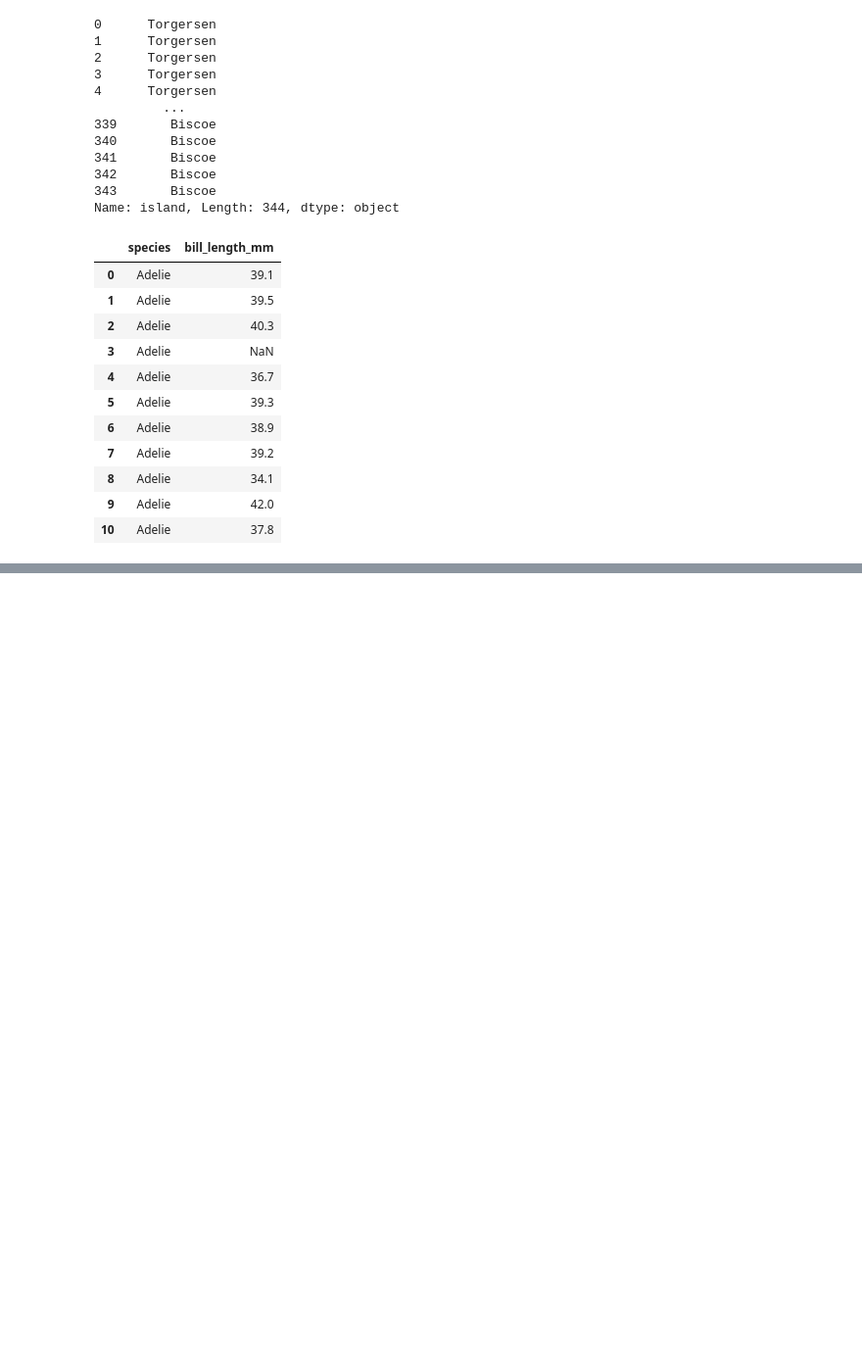
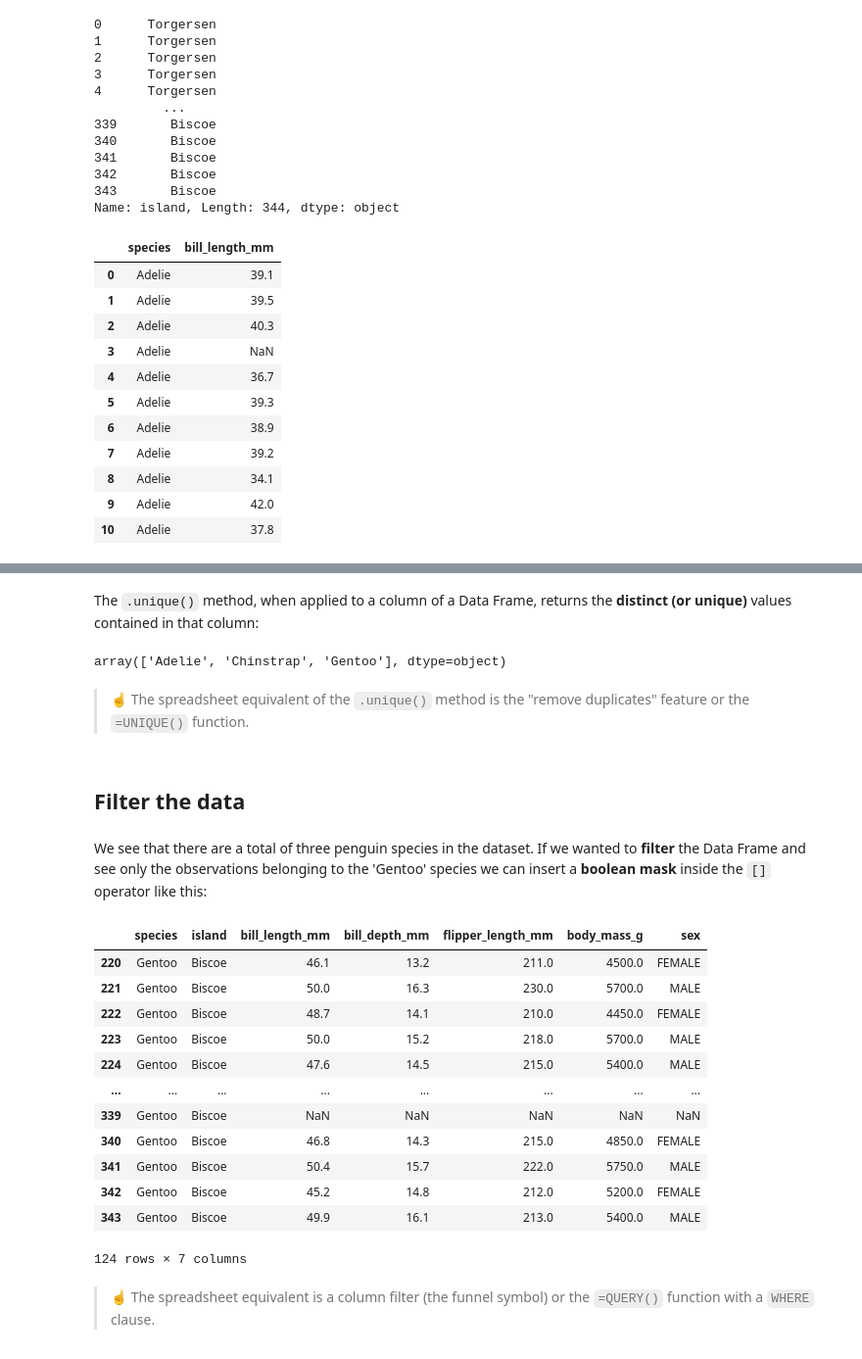
Before and after one commit to JungleKiosk/py_Scratch, a Jupyter notebook: py_DataAnalysis.ipynb, the cells around one changed output, grey strips where cells are left out. Shown: that part at 98% size. Saved outputs shown, nothing was run; the diff lists cells and outputs as text; code cells hidden in the pictures; blank space fills up the shorter version.

Commit message:
Distinct values and Filter data

```diff
--- a/py_DataAnalysis.ipynb
+++ b/py_DataAnalysis.ipynb
@@ -129,0 +132,30 @@ df.loc[:10,['species','bill_length_mm']]
+# %% [markdown]
+The `.unique()` method, when applied to a column of a Data Frame, returns the **distinct (or unique)** values contained in that column:
+# %%
+df['species'].unique()
+# %% [output]
+array(['Adelie', 'Chinstrap', 'Gentoo'], dtype=object)
+# %% [markdown]
+> ☝️ The spreadsheet equivalent of the `.unique()` method is the "remove duplicates" feature or the `=UNIQUE()` function.
+# %% [markdown]
+## Filter the data
+# %% [markdown]
+We see that there are a total of three penguin species in the dataset. If we wanted to **filter** the Data Frame and see only the observations belonging to the 'Gentoo' species we can insert a **boolean mask** inside the `[]` operator like this:
+# %%
+df[df['species'] == 'Gentoo']
+# %% [output]
+|  | species | island | bill_length_mm | bill_depth_mm | flipper_length_mm | body_mass_g | sex |
+| 220 | Gentoo | Biscoe | 46.1 | 13.2 | 211.0 | 4500.0 | FEMALE |
+| 221 | Gentoo | Biscoe | 50.0 | 16.3 | 230.0 | 5700.0 | MALE |
+| 222 | Gentoo | Biscoe | 48.7 | 14.1 | 210.0 | 4450.0 | FEMALE |
+| 223 | Gentoo | Biscoe | 50.0 | 15.2 | 218.0 | 5700.0 | MALE |
+| 224 | Gentoo | Biscoe | 47.6 | 14.5 | 215.0 | 5400.0 | MALE |
+| ... | ... | ... | ... | ... | ... | ... | ... |
+| 339 | Gentoo | Biscoe | NaN | NaN | NaN | NaN | NaN |
+| 340 | Gentoo | Biscoe | 46.8 | 14.3 | 215.0 | 4850.0 | FEMALE |
+| 341 | Gentoo | Biscoe | 50.4 | 15.7 | 222.0 | 5750.0 | MALE |
+| 342 | Gentoo | Biscoe | 45.2 | 14.8 | 212.0 | 5200.0 | FEMALE |
+| 343 | Gentoo | Biscoe | 49.9 | 16.1 | 213.0 | 5400.0 | MALE |
+124 rows × 7 columns
+# %% [markdown]
+> ☝️ The spreadsheet equivalent is a column filter (the funnel symbol) or the `=QUERY()` function with a `WHERE` clause.
```
Also changed, not shown: parts of 1 cell of this notebook.
